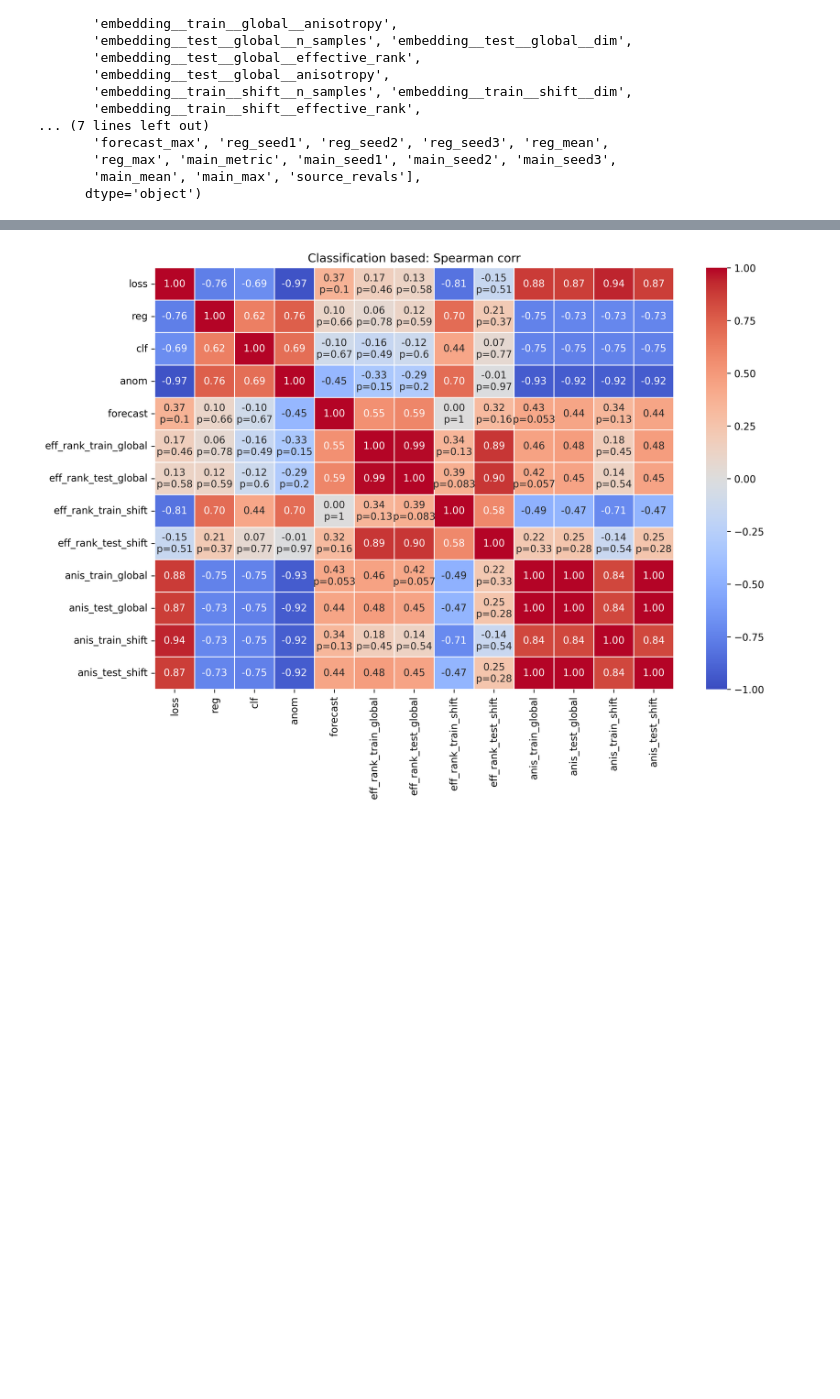
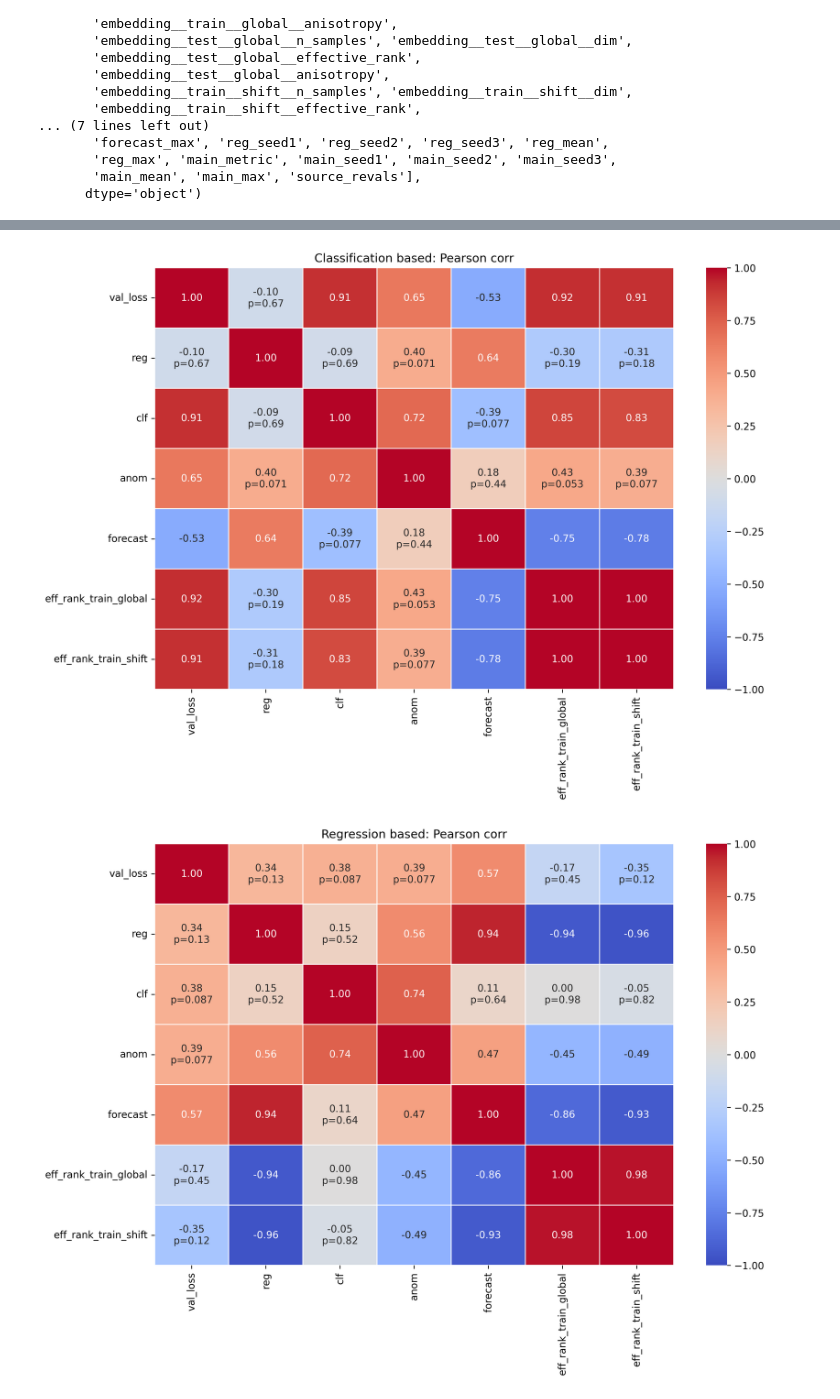
Before and after one commit to On-Point-RND/ESdB-Embeddings-for-Sequential-data-Benchmark, a Jupyter notebook: notebooks/correlation_analisys/corr.ipynb, the cells around one changed output, grey strips where cells are left out. Saved outputs shown, nothing was run; the diff lists cells and outputs as text; code cells hidden in the pictures; blank space fills up the shorter version.

```diff
--- a/notebooks/correlation_analisys/corr.ipynb
+++ b/notebooks/correlation_analisys/corr.ipynb
@@ -183,9 +183,9 @@ def build_task_dfs(tests_dir, reval_names=("reval_sample",), value_col="mean", m
     return task_dfs
 # %%
 # REVAL_NAMES = ["reval_sample", "reval_effrank"]
-REVAL_NAMES = ["TEST"]
-DATASET = "zvuk"
-METHOD = "jepa_optuna"
+REVAL_NAMES = ["reval_short"]
+DATASET = "yambda"
+METHOD = "jepa"
 
 TESTS_DIR = PROJECT_ROOT / "log" / "full" / DATASET / METHOD / "tests"
 # %%
@@ -223,22 +223,23 @@ Index(['task', 'epoch', 'train_jepa_loss', 'train_jepa_cosine',
        'main_mean', 'main_max', 'source_revals'],
       dtype='object')
 # %%
+
 clean_cols = {
     "epoch": "epoch",
-    "train_val_loss": "loss",
+    "train_jepa_loss": "val_loss",
     "reg_mean": "reg",
     # "reg_mentions_mean": "reg",
     "clf_mean": "clf",
     "anomaly_mean": "anom",
     "forecast_mean": "forecast",
     "embedding__train__global__effective_rank": "eff_rank_train_global",
-    "embedding__test__global__effective_rank": "eff_rank_test_global",
+    # "embedding__test__global__effective_rank": "eff_rank_test_global",
     "embedding__train__shift__effective_rank": "eff_rank_train_shift",
-    "embedding__test__shift__effective_rank": "eff_rank_test_shift",
-    "embedding__train__global__anisotropy": "anis_train_global",
-    "embedding__test__global__anisotropy": "anis_test_global",
-    "embedding__train__shift__anisotropy": "anis_train_shift",
-    "embedding__test__shift__anisotropy": "anis_test_shift",
+    # "embedding__test__shift__effective_rank": "eff_rank_test_shift",
+    # "embedding__train__global__anisotropy": "anis_train_global",
+    # "embedding__test__global__anisotropy": "anis_test_global",
+    # "embedding__train__shift__anisotropy": "anis_train_shift",
+    # "embedding__test__shift__anisotropy": "anis_test_shift",
 }
 
 
@@ -248,6 +249,6 @@ def make_clean_df(df, clean_cols):
 
 
 clean_clf = make_clean_df(classification_df, clean_cols)
-# clean_reg = make_clean_df(regression_df, clean_cols)
-# clean_forecast = make_clean_df(forecasting_df, clean_cols)
-# clean_anom = make_clean_df(anomaly_df, clean_cols)
+clean_reg = make_clean_df(regression_df, clean_cols)
+clean_forecast = make_clean_df(forecasting_df, clean_cols)
+clean_anom = make_clean_df(anomaly_df, clean_cols)
@@ -286,35 +308,36 @@ def corr_heatmap_labels(corr, p_values, p_value_threshold):
 
 def plot_corr_heatmaps(clean_dfs, method="spearman", p_value_threshold=P_VALUE_WARN_THRESHOLD):
     if method not in {"spearman", "pearson"}:
         raise ValueError('method must be "spearman" or "pearson"')
 
     for title, df in clean_dfs.items():
         corr, p_values = corr_and_pvalue_matrices(df, method)
         labels = corr_heatmap_labels(corr, p_values, p_value_threshold)
 
         plt.figure(figsize=(11, 8), dpi=300)
         ax = sns.heatmap(
             corr,
             annot=labels,
             fmt="",
             cmap="coolwarm",
             vmin=-1,
             vmax=1,
             cbar=True,
             linewidths=0.5,
             linecolor="white",
         )
         ax.set_title(f"{title}: {method.capitalize()} corr")
         plt.tight_layout()
         plt.show()
 
 clean_dfs = {
     "Classification based": clean_clf,
-    # "Regression based": clean_reg,
-    # "Forecasting based": clean_forecast,
-    # "Anomaly based": clean_anom,
+    "Regression based": clean_reg,
+    "Forecasting based": clean_forecast,
+    "Anomaly based": clean_anom,
 }
 
-plot_corr_heatmaps(clean_dfs, method="spearman")
+plot_corr_heatmaps(clean_dfs, method="pearson")
 # %% [output]
-[figure, old version]
+[figure, new version]
+[figure, added]
```
Also changed, not shown: parts of 4 cells of this notebook.
